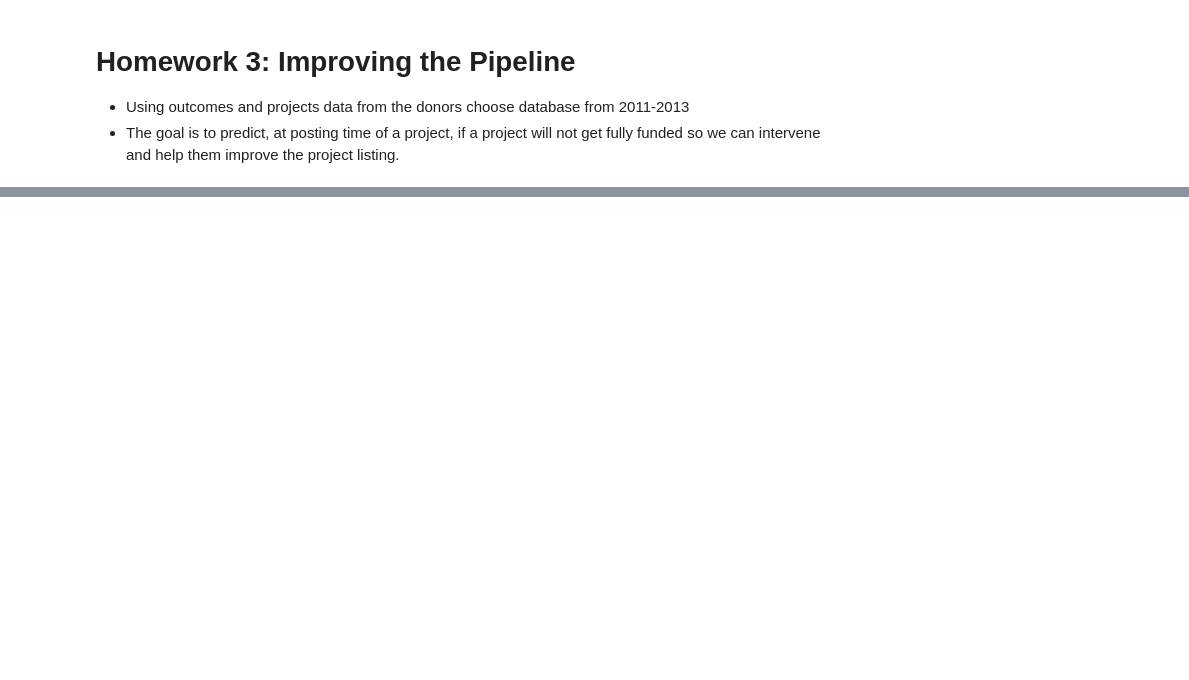
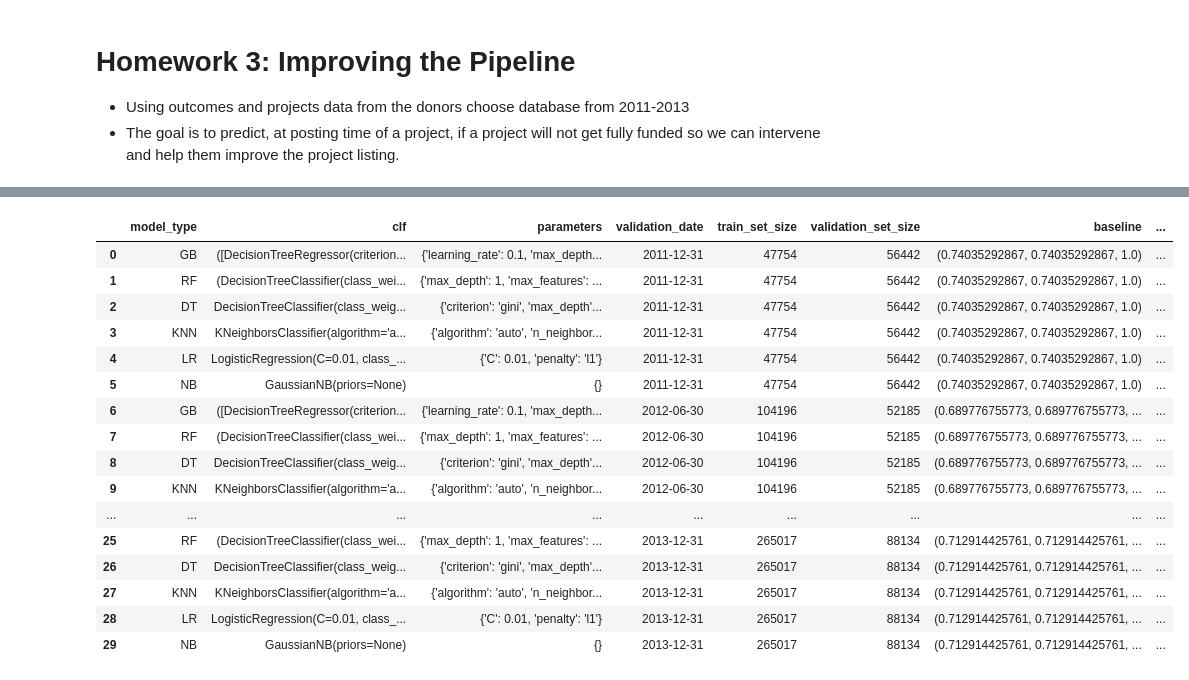
Before and after one commit to hyeness/machine-learning-2018, a Jupyter notebook: hw3/Donors Choose.ipynb, the cells around one changed output, grey strips where cells are left out. Drawn from its saved outputs; the diff is of its cells as text; code cells hidden in the pictures; blank space fills up the shorter version.

```diff
--- a/hw3/Donors Choose.ipynb
+++ b/hw3/Donors Choose.ipynb
@@ -179,0 +62,20 @@ donation_message - donation comment/message. Used to calcualte great_chat
+# %%
+results
+# %% [output]
+|  | model_type | clf | parameters | validation_date | train_set_size | validation_set_size | baseline | ... |
+| 0 | GB | ([DecisionTreeRegressor(criterion... | {'learning_rate': 0.1, 'max_depth... | 2011-12-31 | 47754 | 56442 | (0.74035292867, 0.74035292867, 1.0) | ... |
+| 1 | RF | (DecisionTreeClassifier(class_wei... | {'max_depth': 1, 'max_features': ... | 2011-12-31 | 47754 | 56442 | (0.74035292867, 0.74035292867, 1.0) | ... |
+| 2 | DT | DecisionTreeClassifier(class_weig... | {'criterion': 'gini', 'max_depth'... | 2011-12-31 | 47754 | 56442 | (0.74035292867, 0.74035292867, 1.0) | ... |
+| 3 | KNN | KNeighborsClassifier(algorithm='a... | {'algorithm': 'auto', 'n_neighbor... | 2011-12-31 | 47754 | 56442 | (0.74035292867, 0.74035292867, 1.0) | ... |
+| 4 | LR | LogisticRegression(C=0.01, class_... | {'C': 0.01, 'penalty': 'l1'} | 2011-12-31 | 47754 | 56442 | (0.74035292867, 0.74035292867, 1.0) | ... |
+| 5 | NB | GaussianNB(priors=None) | {} | 2011-12-31 | 47754 | 56442 | (0.74035292867, 0.74035292867, 1.0) | ... |
+| 6 | GB | ([DecisionTreeRegressor(criterion... | {'learning_rate': 0.1, 'max_depth... | 2012-06-30 | 104196 | 52185 | (0.689776755773, 0.689776755773, ... | ... |
+| 7 | RF | (DecisionTreeClassifier(class_wei... | {'max_depth': 1, 'max_features': ... | 2012-06-30 | 104196 | 52185 | (0.689776755773, 0.689776755773, ... | ... |
+| 8 | DT | DecisionTreeClassifier(class_weig... | {'criterion': 'gini', 'max_depth'... | 2012-06-30 | 104196 | 52185 | (0.689776755773, 0.689776755773, ... | ... |
+| 9 | KNN | KNeighborsClassifier(algorithm='a... | {'algorithm': 'auto', 'n_neighbor... | 2012-06-30 | 104196 | 52185 | (0.689776755773, 0.689776755773, ... | ... |
+| ... | ... | ... | ... | ... | ... | ... | ... | ... |
+| 25 | RF | (DecisionTreeClassifier(class_wei... | {'max_depth': 1, 'max_features': ... | 2013-12-31 | 265017 | 88134 | (0.712914425761, 0.712914425761, ... | ... |
+| 26 | DT | DecisionTreeClassifier(class_weig... | {'criterion': 'gini', 'max_depth'... | 2013-12-31 | 265017 | 88134 | (0.712914425761, 0.712914425761, ... | ... |
+| 27 | KNN | KNeighborsClassifier(algorithm='a... | {'algorithm': 'auto', 'n_neighbor... | 2013-12-31 | 265017 | 88134 | (0.712914425761, 0.712914425761, ... | ... |
+| 28 | LR | LogisticRegression(C=0.01, class_... | {'C': 0.01, 'penalty': 'l1'} | 2013-12-31 | 265017 | 88134 | (0.712914425761, 0.712914425761, ... | ... |
+| 29 | NB | GaussianNB(priors=None) | {} | 2013-12-31 | 265017 | 88134 | (0.712914425761, 0.712914425761, ... | ... |
```
Also changed, not shown: parts of 17 cells of this notebook, 4 other files.
